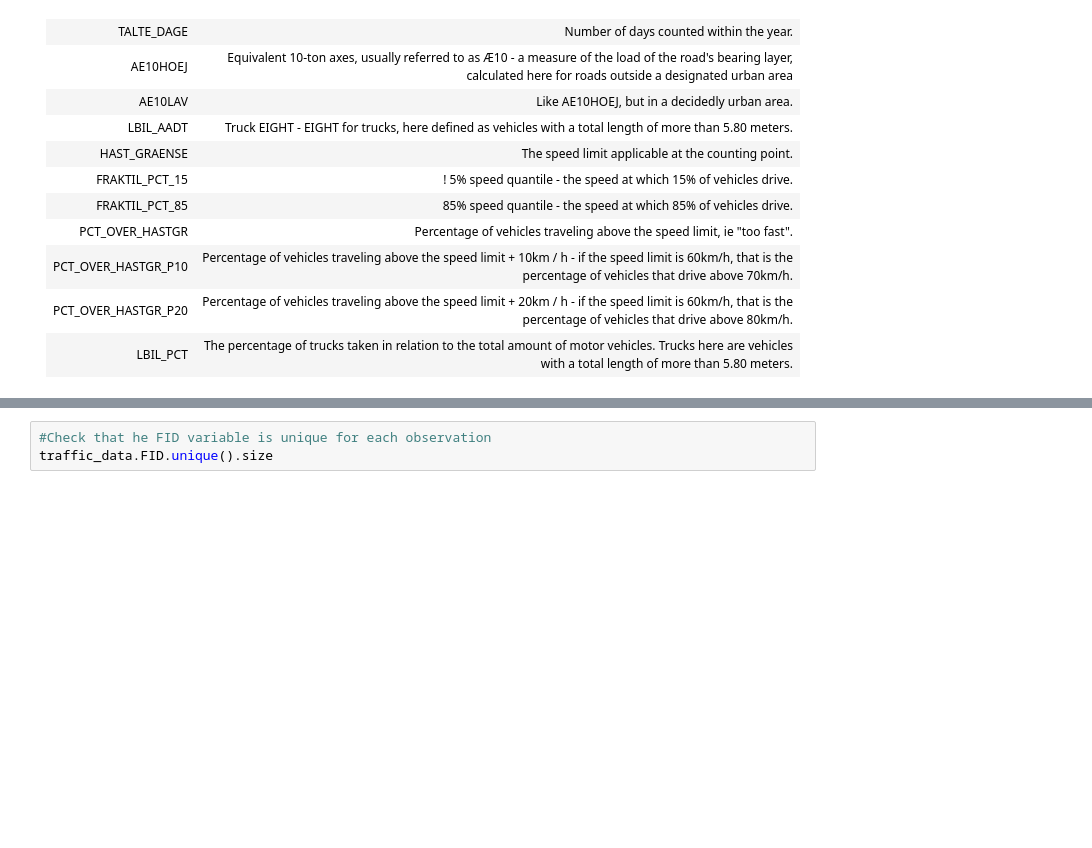
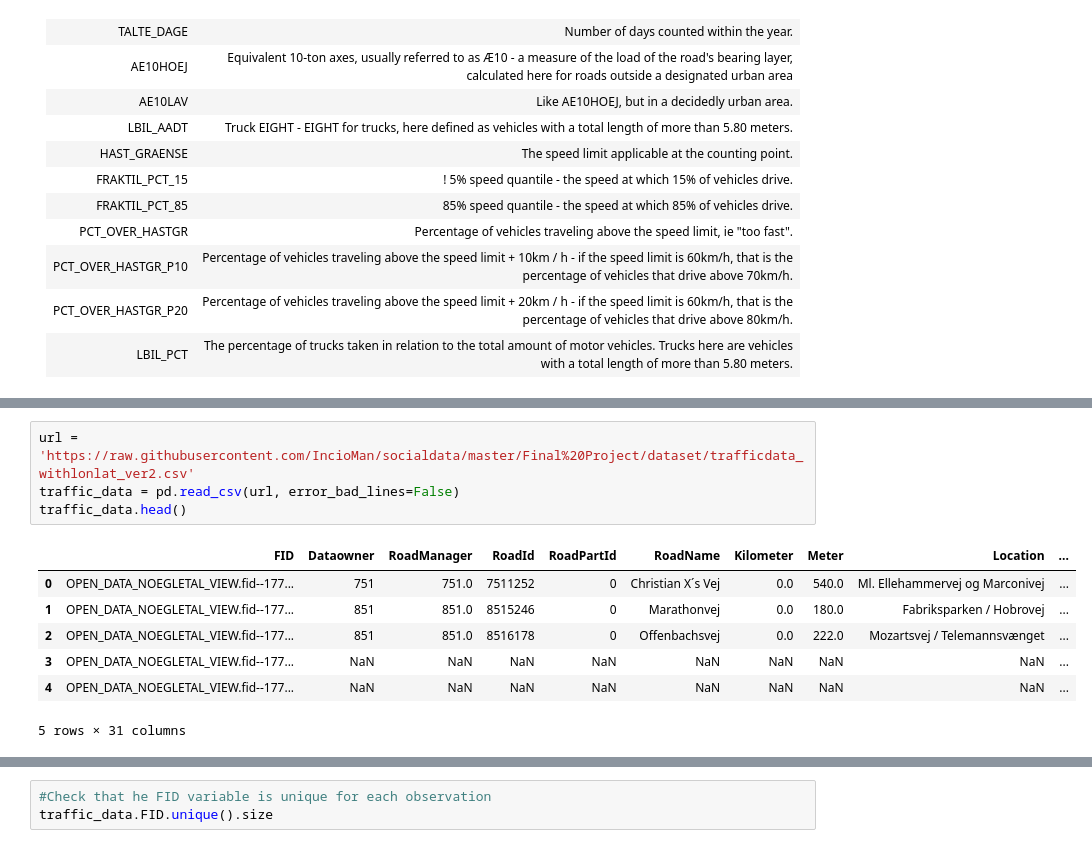
Before and after one commit to IncioMan/socialdata, a Jupyter notebook: Final Project/Dataset exploration.ipynb, the cells around one changed output, grey strips where cells are left out. Drawn from its saved outputs; the diff is of its cells as text; blank space fills up the shorter version.

```diff
--- a/Final Project/Dataset exploration.ipynb
+++ b/Final Project/Dataset exploration.ipynb
@@ -56,3 +45,15 @@ traffic_data.head()
+# %%
+url = 'https://raw.githubusercontent.com/IncioMan/socialdata/master/Final%20Project/dataset/trafficdata_withlonlat_ver2.csv'
+traffic_data = pd.read_csv(url, error_bad_lines=False)
+traffic_data.head()
+# %% [output]
+|  | FID | Dataowner | RoadManager | RoadId | RoadPartId | RoadName | Kilometer | Meter | Location | ... |
+| 0 | OPEN_DATA_NOEGLETAL_VIEW.fid--177... | 751 | 751.0 | 7511252 | 0 | Christian X´s Vej | 0.0 | 540.0 | Ml. Ellehammervej og Marconivej | ... |
+| 1 | OPEN_DATA_NOEGLETAL_VIEW.fid--177... | 851 | 851.0 | 8515246 | 0 | Marathonvej | 0.0 | 180.0 | Fabriksparken / Hobrovej | ... |
+| 2 | OPEN_DATA_NOEGLETAL_VIEW.fid--177... | 851 | 851.0 | 8516178 | 0 | Offenbachsvej | 0.0 | 222.0 | Mozartsvej / Telemannsvænget | ... |
+| 3 | OPEN_DATA_NOEGLETAL_VIEW.fid--177... | NaN | NaN | NaN | NaN | NaN | NaN | NaN | NaN | ... |
+| 4 | OPEN_DATA_NOEGLETAL_VIEW.fid--177... | NaN | NaN | NaN | NaN | NaN | NaN | NaN | NaN | ... |
+5 rows × 31 columns
 # %%
 traffic_data.shape
 # %% [output]
```
Also changed, not shown: parts of 67 cells of this notebook, 1 other file.
